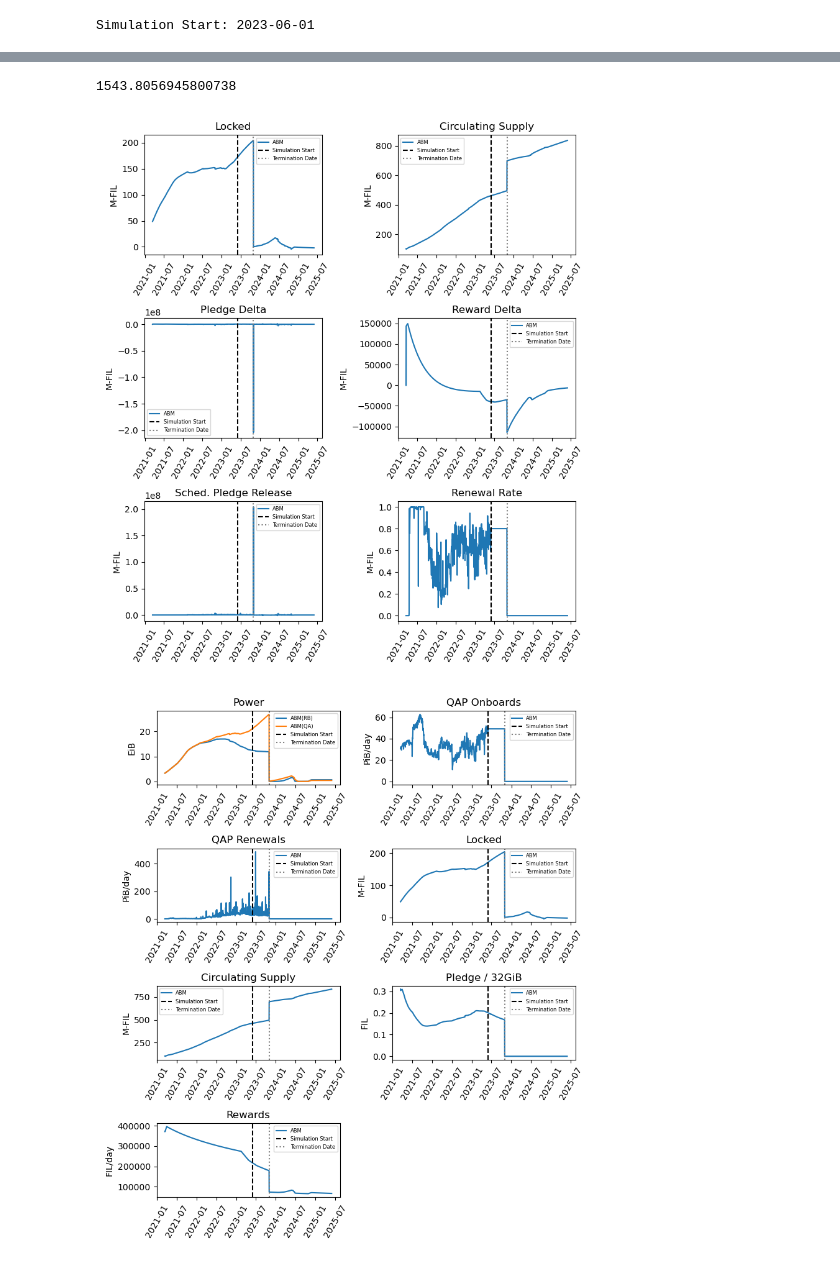
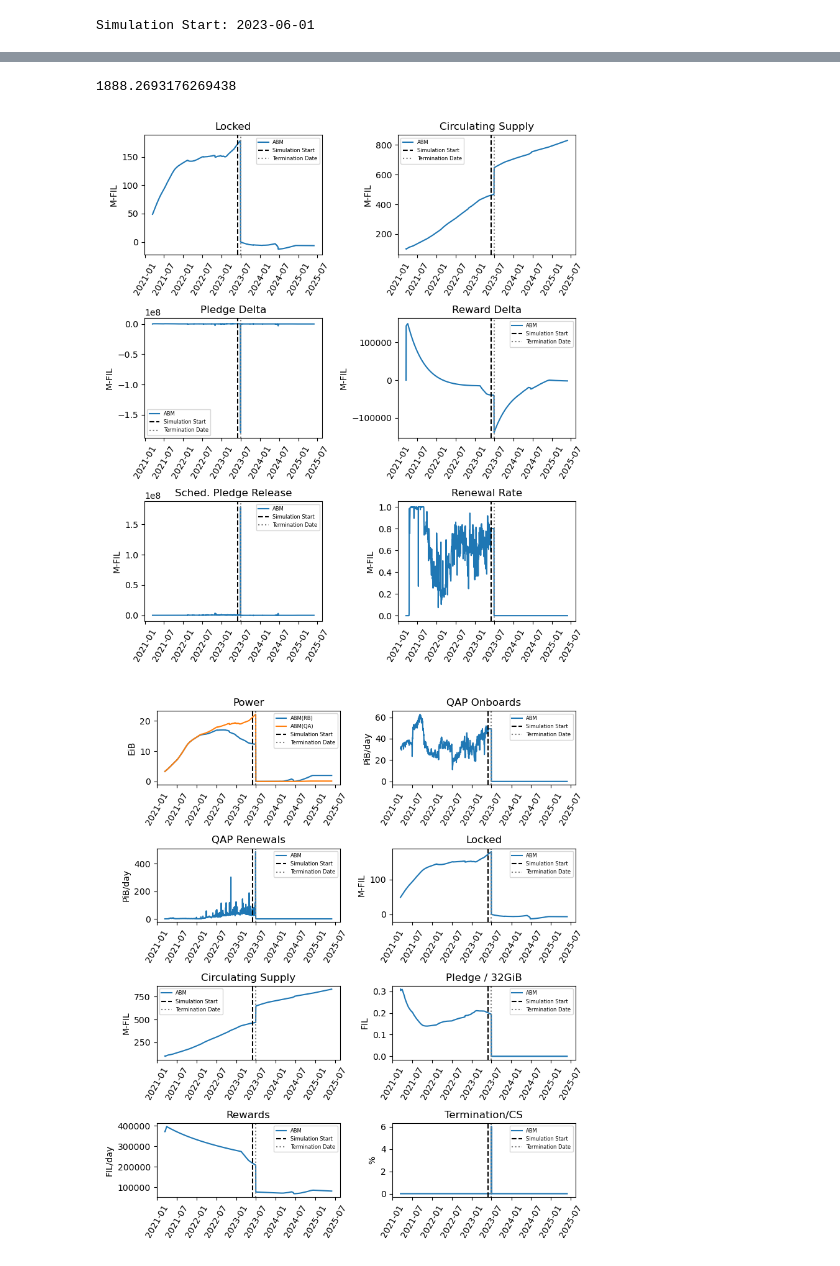
Before and after one commit to protocol/filecoin-agent-twin, a Jupyter notebook: notebooks/terminations/dca_terminate_oneagent.ipynb, the cells around one changed output, grey strips where cells are left out. Saved outputs shown, nothing was run; the diff lists cells and outputs as text; code cells hidden in the pictures.

```diff
--- a/notebooks/terminations/dca_terminate_oneagent.ipynb
+++ b/notebooks/terminations/dca_terminate_oneagent.ipynb
@@ -65,7 +65,7 @@ rng = np.random.RandomState(random_seed_base)
 mean_pow = 6  # 6 PiB/day of RBP
 renewal_rate = 0.8
 fil_plus_rate = 0.8
-terminate_date = date(2023,11,1)
+terminate_date = date(2023,7,1)
 for ii in range(num_agents):
     kwargs = {
         'max_daily_rb_onboard_pib': mean_pow,
@@ -241,7 +241,7 @@ plt.tight_layout()
 # %%
 model_df[model_df['date']>=terminate_date]['day_sched_expire_rbp_pib'].sum()
 # %% [output]
-1543.8056945800738
+1888.2693176269438
 # %%
 plt.figure(figsize=(8,9))
 
@@ -300,7 +300,7 @@ plt.title('Renewal Rate')
 
 plt.tight_layout()
 # %% [output]
-[figure, old version]
+[figure, new version]
 # %%
 plt.figure(figsize=(8,9))
 plt.subplot(4,2,1)
@@ -348,31 +348,40 @@ plt.plot(model_df['date'], model_df['circ_supply']/1_000_000, label='ABM')
 plt.axvline(x=simulation_start_date, color='k', linestyle='--', label='Simulation Start')
 plt.axvline(x=terminate_date, color='gray', linestyle=':', label='Termination Date')
 plt.ylabel('M-FIL')
 plt.xticks(rotation=60)
 plt.title('Circulating Supply')
 plt.legend(fontsize=6)
 
 plt.subplot(4,2,6)
 plt.plot(model_df['date'].iloc[1:], model_df['day_pledge_per_QAP'].iloc[1:], label='ABM')
 plt.axvline(x=simulation_start_date, color='k', linestyle='--', label='Simulation Start')
 plt.axvline(x=terminate_date, color='gray', linestyle=':', label='Termination Date')
 plt.ylabel('FIL')
 plt.xticks(rotation=60)
 plt.title('Pledge / 32GiB')
 plt.legend(fontsize=6)
 
 plt.subplot(4,2,7)
 plt.plot(model_df['date'], model_df['day_network_reward'], label='ABM')
 plt.axvline(x=simulation_start_date, color='k', linestyle='--', label='Simulation Start')
 plt.axvline(x=terminate_date, color='gray', linestyle=':', label='Termination Date')
 plt.ylabel('FIL/day')
 plt.xticks(rotation=60)
 plt.title('Rewards')
 plt.legend(fontsize=6)
 
+plt.subplot(4,2,8)
+plt.plot(model_df['date'], model_df['burn_from_terminations']/model_df['circ_supply']*100, label='ABM')
+plt.axvline(x=simulation_start_date, color='k', linestyle='--', label='Simulation Start')
+plt.axvline(x=terminate_date, color='gray', linestyle=':', label='Termination Date')
+plt.ylabel('%')
+plt.xticks(rotation=60)
+plt.title('Termination/CS')
+plt.legend(fontsize=6)
+
 plt.tight_layout()
 
 plt.show()
 plt.savefig(os.path.join(os.environ['HOME'], 'Documents', 'hackmd', 'abm', 'terminate.png'))
 # %% [output]
-[figure, old version]
+[figure, new version]
```
Also changed, not shown: parts of 7 cells of this notebook, 5 other files.
